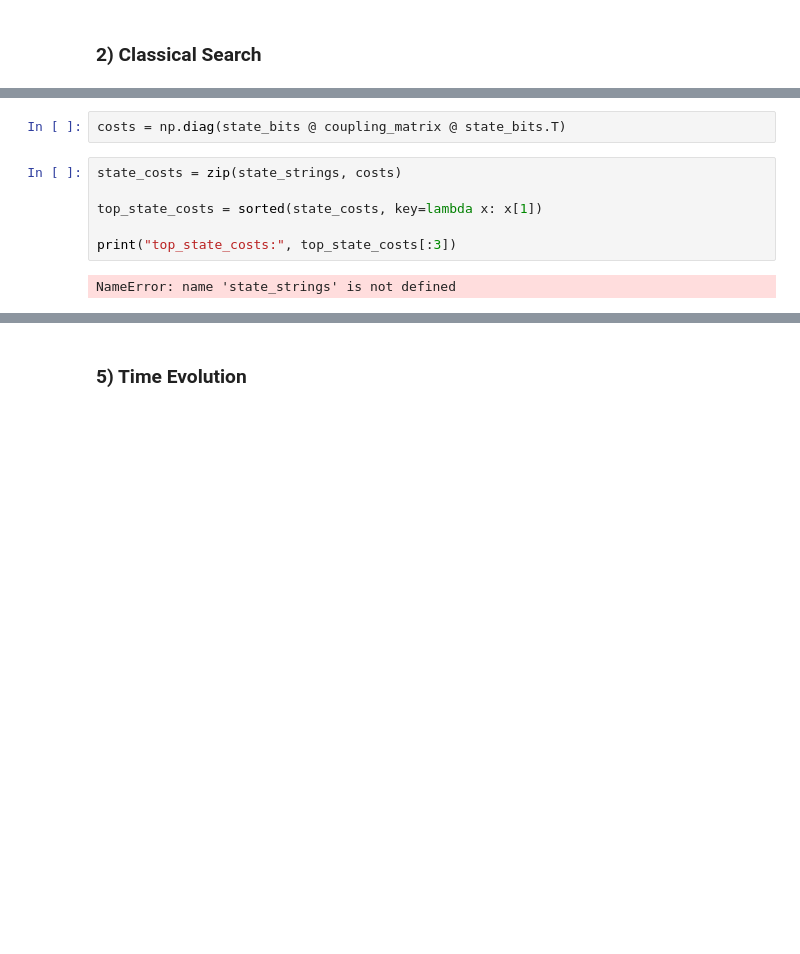
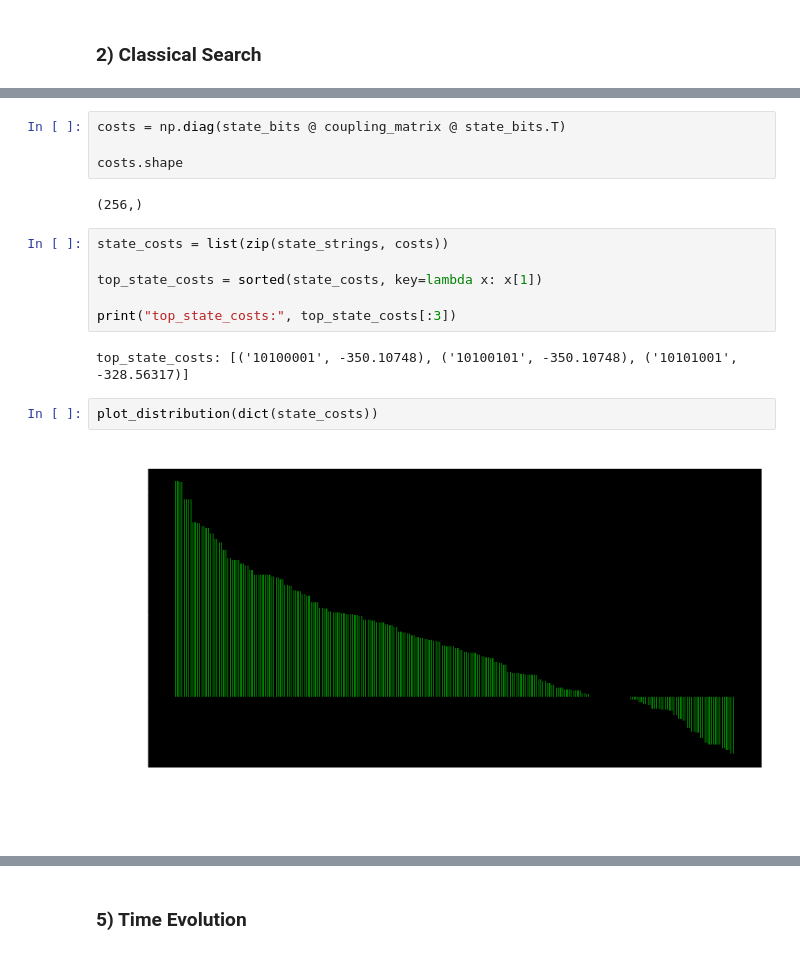
Before and after one commit to ogorodnikov/fmqa, a Jupyter notebook: chemistry/pasqal.ipynb, the cells around one changed output, grey strips where cells are left out. Drawn from its saved outputs; the diff is of its cells as text; blank space fills up the shorter version.

```diff
--- a/chemistry/pasqal.ipynb
+++ b/chemistry/pasqal.ipynb
@@ -330,10 +353,18 @@ state_bits.shape
 # %%
 costs = np.diag(state_bits @ coupling_matrix @ state_bits.T)
+
+costs.shape
+# %% [output]
+(256,)
 # %%
-state_costs = zip(state_strings, costs)
+state_costs = list(zip(state_strings, costs))
 
 top_state_costs = sorted(state_costs, key=lambda x: x[1])
 
 print("top_state_costs:", top_state_costs[:3])
 # %% [output]
-NameError: name 'state_strings' is not defined
+top_state_costs: [('10100001', -350.10748), ('10100101', -350.10748), ('10101001', -328.56317)]
+# %%
+plot_distribution(dict(state_costs))
+# %% [output]
+[figure, added]
```
Also changed, not shown: parts of 12 cells of this notebook.
